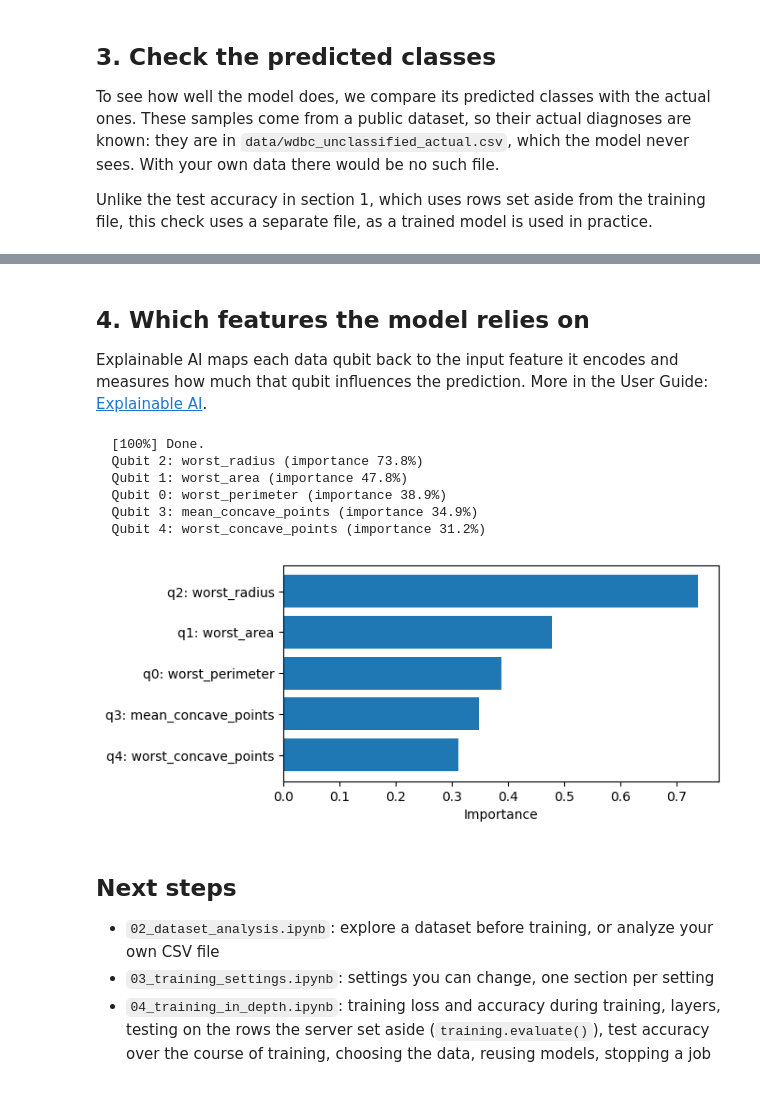
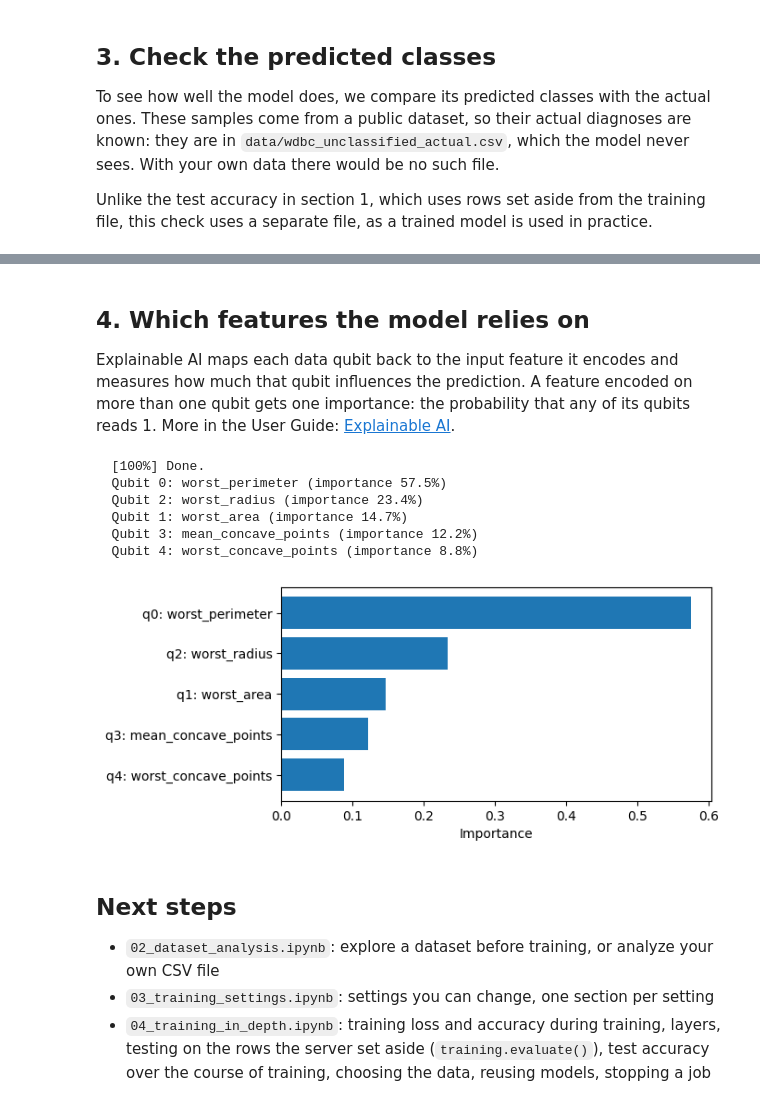
Before and after one commit to coherent-computing/redcedar-examples, a Jupyter notebook: 01_quick_start.ipynb, the cells around one changed output, grey strips where cells are left out. Saved outputs shown, nothing was run; the diff lists cells and outputs as text; code cells hidden in the pictures.

```diff
--- a/01_quick_start.ipynb
+++ b/01_quick_start.ipynb
@@ -147,30 +147,35 @@ for c in CLASS_NAMES:
 # %% [markdown]
 ## 4. Which features the model relies on
 
-Explainable AI maps each data qubit back to the input feature it encodes and measures how much that qubit influences the prediction. More in the User Guide: [Explainable AI](https://coherent-computing.github.io/redcedar/user_guide/#explainable-ai).
+Explainable AI maps each data qubit back to the input feature it encodes and measures how much that qubit influences the prediction. A feature encoded on more than one qubit gets one importance: the probability that any of its qubits reads 1. More in the User Guide: [Explainable AI](https://coherent-computing.github.io/redcedar/user_guide/#explainable-ai).
 # %%
-def plot_feature_importance(qubit_map):
-    """Print each data qubit's feature and importance, most important first; plot them."""
-    qubit_map = sorted(qubit_map, key=lambda q: q["importance"], reverse=True)
-    for q in qubit_map:
-        print(f"  Qubit {q['qubit']}: {q['feature_name']} (importance {q['importance']:.1%})")
+def qubits_label(feature, prefix="Qubit"):
+    """The data qubits holding a feature: "Qubit 0", or "Qubits 0–2" for a feature on several."""
+    ids = [q["qubit"] for q in feature["qubits"]]
+    return f"{prefix} {ids[0]}" if len(ids) == 1 else f"{prefix}s {ids[0]}–{ids[-1]}"
+
+def plot_feature_importance(features):
+    """Print each feature's data qubits and importance, most important first; plot them."""
+    for f in features:
+        print(f"  {qubits_label(f)}: {f['feature_name']} (importance {f['importance']:.1%})")
     plt.figure(figsize=(6, 3))
-    plt.barh([f"q{q['qubit']}: {q['feature_name']}" for q in qubit_map], [q["importance"] for q in qubit_map])
+    plt.barh([f"{qubits_label(f, 'q').replace('q ', 'q').replace('qs ', 'q')}: {f['feature_name']}" for f in features],
+             [f["importance"] for f in features])
     plt.gca().invert_yaxis()
     plt.xlabel("Importance")
     plt.show()
 
-# Explain the model and show the results
+# Explain the model and show the results (one entry per feature, most important first)
 explanation = client.explainable.run(train_id, verbose=True)
-plot_feature_importance(explanation["qubit_map"])
+plot_feature_importance(explanation["feature_importances"])
 # %% [output]
   [100%] Done.
-  Qubit 2: worst_radius (importance 73.8%)
-  Qubit 1: worst_area (importance 47.8%)
-  Qubit 0: worst_perimeter (importance 38.9%)
-  Qubit 3: mean_concave_points (importance 34.9%)
-  Qubit 4: worst_concave_points (importance 31.2%)
+  Qubit 0: worst_perimeter (importance 57.5%)
+  Qubit 2: worst_radius (importance 23.4%)
+  Qubit 1: worst_area (importance 14.7%)
+  Qubit 3: mean_concave_points (importance 12.2%)
+  Qubit 4: worst_concave_points (importance 8.8%)
-[figure, old version]
+[figure, new version]
 # %% [markdown]
 ## Next steps
 
```
Also changed, not shown: parts of 4 cells of this notebook, 3 other files.
